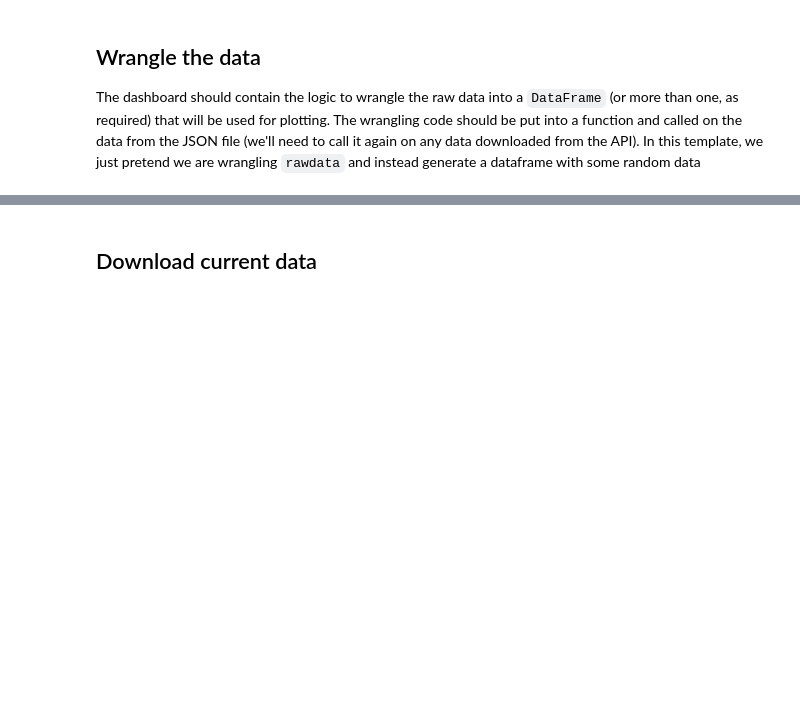
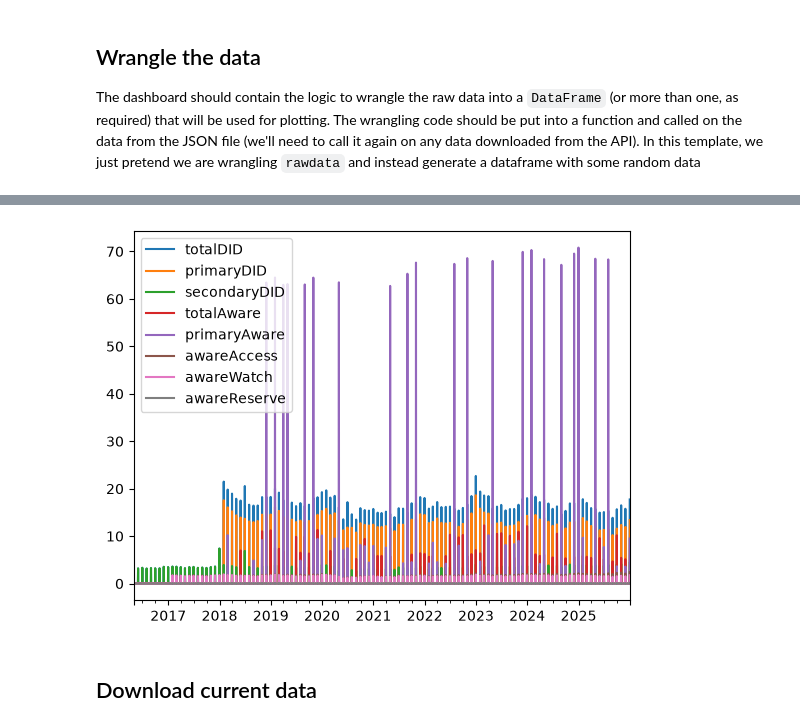
Before and after one commit to micahgerst/dashboard_hackathon, a Jupyter notebook: Dashboard.ipynb, the cells around one changed output, grey strips where cells are left out. Cells and saved outputs as stored; diff of their text form; code cells hidden in the pictures; blank space fills up the shorter version.

Commit message:
Moved code to dashboard.

````diff
--- a/Dashboard.ipynb
+++ b/Dashboard.ipynb
@@ -30,23 +50,55 @@ jsondata={}
 ## Wrangle the data
 
 The dashboard should contain the logic to wrangle the raw data into a ```DataFrame``` (or more than one, as required) that will be used for plotting. The wrangling code should be put into a function and called on the data from the JSON file (we'll need to call it again on any data downloaded from the API).  In this template, we just pretend we are wrangling ```rawdata``` and instead generate a dataframe with some random data
-# %%
-
-
-def wrangle_data(rawdata):
-    """ Parameters: rawdata - data from json file or API call. Returns a dataframe.
-    Edit to include the code that wrangles the data, creates the dataframe and fills it in. """
-    df=pd.DataFrame(index=range(0,100), columns=['One', 'Two'])
-    # we have no real data to wrangle, so we just generate two random walks.
-    one=two=0.0
-    for i in range(0,100):
-        df.loc[i,'One']=one
-        df.loc[i,'Two']=two
-        one+=np.random.randn()
-        two+=2*np.random.randn()
-    return df
-
-# putting the wrangling code into a function allows you to call it again after refreshing the data through
-# the API. You should call the function directly on the JSON data when the dashboard starts, by including
-# the call in this cell as below:
-df=wrangle_data(jsondata) # df is the dataframe for plotting
+# %%
+import sys
+sys.path.insert(0, "./modules")  # add modules path to search list
+import data_wrangling as dw
+
+
+abdata = dw.wrangle(abvars)
+timeframe = dw.get_timeframe(abdata)
+abindex=pd.date_range(timeframe[0], timeframe[1], freq='D')
+df_ab = pd.DataFrame(index=abindex, columns=['totalDID', 'primaryDID', 'secondaryDID', 'totalAware', 'primaryAware', 'awareAccess', 'awareWatch', 'awareReserve'])
+ab_metrics={ "totalDID": "totalDID", "primaryDID": "primaryDID", "secondaryDID": "secondaryDID", "totalAware": "totalAware", "primaryAware": "primaryAware", "awareAccess": "awareAccess", "awareWatch": "awareWatch", "awareReserve": "awareReserve"}
+
+
+for date, entry in abdata.items(): # each entry is a dictionary with cases, admissions and deaths
+    pd_date=dw.parse_date(date) # convert to Pandas format
+    for column in ['totalDID', 'primaryDID', 'secondaryDID', 'totalAware', 'primaryAware', 'awareAccess', 'awareWatch', 'awareReserve']:
+        metric_name=ab_metrics[column]
+        # do not assume all values are there for every date - if a value is not available, insert a 0.0
+        value= entry.get(metric_name, 0.0)
+        # this is the way you access a specific location in the dataframe - use .loc
+        # and put index,column in a single set of [ ]
+        df_ab.loc[date, column]=value
+
+df_ab.fillna(0.0, inplace=True)
+
+print(df_ab)
+
+ax=df_ab.plot() # easy peasy...
+#ax.set_title('Daily cases, hospital admissions and deaths');
+
+def wrangle_data(rawdata, mode):
+    """ Parameters: rawdata - data from json file or API call. Returns a dataframe.
+    Edit to include the code that wrangles the data, creates the dataframe and fills it in. """
+
+    data = dw.wrangle(rawdata)
+    timeframe = dw.get_timeframe(abdata)
+    index=pd.date_range(timeframe[0], timeframe[1], freq='D')
+    match mode:
+        case "ab":
+            df = pd.DataFrame(index=index, columns=['totalDID', 'primaryDID', 'secondaryDID', 'totalAware', 'primaryAware', 'awareAccess', 'awareWatch', 'awareReserve'])
+        case "strep":
+            df = pd.DataFrame(index=index, columns=['PercentResistantRollingMonth', 'PercentTestedRollingMonth','NumberTestedRollingMonth'])
+        case _:
+            print("Error: Data not recognised.")
+            break
+    return df
+
+# putting the wrangling code into a function allows you to call it again after refreshing the data through
+# the API. You should call the function directly on the JSON data when the dashboard starts, by including
+# the call in this cell as below:
+df=wrangle_data(jsondata) # df is the dataframe for plotting
+# %% [output]
@@ -53,3 +122,4 @@ df=wrangle_data(jsondata) # df is the dataframe for plotting
+[figure, added]
 # %% [markdown]
 ## Download current data
 # %% [markdown]
````
Also changed, not shown: parts of 3 cells of this notebook, 14 other files.
